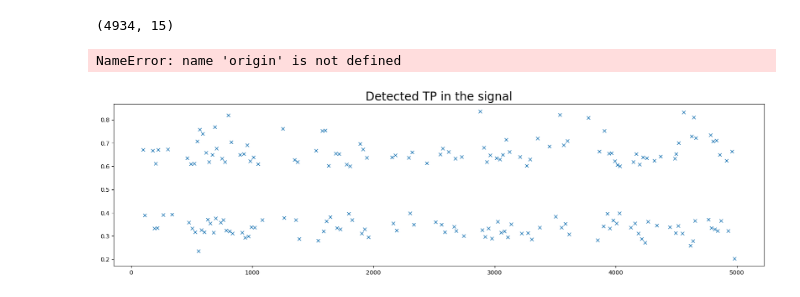
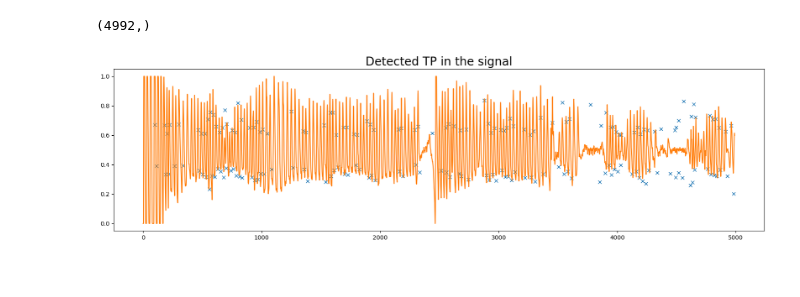
Before and after one commit to Sun980828/respiratory-signal-trigger-points-prediction, a Jupyter notebook: pred_eva.ipynb, the cells around one changed output. Saved outputs shown, nothing was run; the diff lists cells and outputs as text; code cells hidden in the pictures.

```diff
--- a/pred_eva.ipynb
+++ b/pred_eva.ipynb
@@ -10,20 +7,39 @@ pred_list  = os.listdir(pred_path)
+# %%
+pred_path = './Dataset/prediction/'
+raw_test_path = './Dataset/test_set.csv'
+pred_list  = os.listdir(pred_path)
+input_win = 50
+output_win = 15
+filter_win = 9
+half_filter_win = int((filter_win - 1) / 2)
+latency,num_slope,num_label = 6,5,output_win
+num_input = input_win
 # %%
 pred_sum = []
 for pred_file in pred_list:
     path = os.path.join(pred_path, pred_file)
     df = pd.read_csv(path, header=None).to_numpy()
     pred_sum.append(df)
+
+df_test = pd.read_csv(raw_test_path, header=None).to_numpy()
+processed_origin = [real_time_sig_process(line)[half_filter_win:-half_filter_win] for line in df_test]
+signal_prediction = []
+for sig in pred_sum:
+    pred_sig = sig.T[0]
+    pred_sig = np.concatenate((pred_sig, sig[-1][1:]))
+    signal_prediction.append(pred_sig)
+
+prediction = np.concatenate((processed_origin[0][:50], signal_prediction[0]))
 # %%
-pred_sum[0].shape
+origin = processed_origin[0]
+origin.shape
 # %% [output]
-(4934, 15)
+(4992,)
 # %%
-latency,num_slope,num_label = 6,5,15
-num_input = 50
+Y_arr = pred_sum[0]
 TP_det_list,TP_det_index_list = [],[]
 InEx_label,last_i_arr = -1, -2
 iterate_Pred = 1
-
 # detect all TP of preprocessed signal
 for i_arr in range(len(Y_arr)):
     if i_arr % iterate_Pred != 0:
@@ -32,32 +48,33 @@ for i_arr in range(len(Y_arr)):
         #start_time = time.time()
 
         ref_TP,label_TP = False,False
         ref_TP,label_TP = TP_dect(Y_arr[i_arr],latency,num_slope,num_label)
         if ref_TP and label_TP * InEx_label == -1:
             TP_pot_index = ref_TP + i_arr + num_input
             TP_pot       = Y_arr[i_arr][ref_TP]
             # save the TP potential
             last_pot_index,last_pot,last_pot_label,last_i_arr = TP_pot_index, TP_pot, label_TP, i_arr
 
         elif (ref_TP and i_arr - last_i_arr == iterate_Pred and label_TP * InEx_label == 1):
             TP_det_index, TP_det, InEx_label = last_pot_index, last_pot, -InEx_label
             TP_det_index_list.append(TP_det_index)
             TP_det_list.append(TP_det)
 
         # if last time has TP, this time no TP, the TP is the 'TP'
         elif (i_arr - last_i_arr == iterate_Pred and InEx_label * last_pot_label == -1):
             TP_det_index, TP_det, InEx_label = last_pot_index, last_pot, -InEx_label
             TP_det_index_list.append(TP_det_index)
             TP_det_list.append(TP_det)
 # plot the all detected TP in processed signal
 #'''
 plt.rcParams["figure.figsize"] = (20,5)
 plt.rcParams['figure.dpi'] = 100
 plt.plot(TP_det_index_list,TP_det_list,'x')
 plt.title('Detected TP in the signal',fontsize = 20)
 plt.plot(origin)
 plt.show()
 #'''
+
+pred_tp, pred_tp_idx = TP_det_list, TP_det_index_list
 # %% [output]
-NameError: name 'origin' is not defined
-[figure, old version]
+[figure, new version]
```
Also changed, not shown: parts of 5 cells of this notebook, 28 other files.
